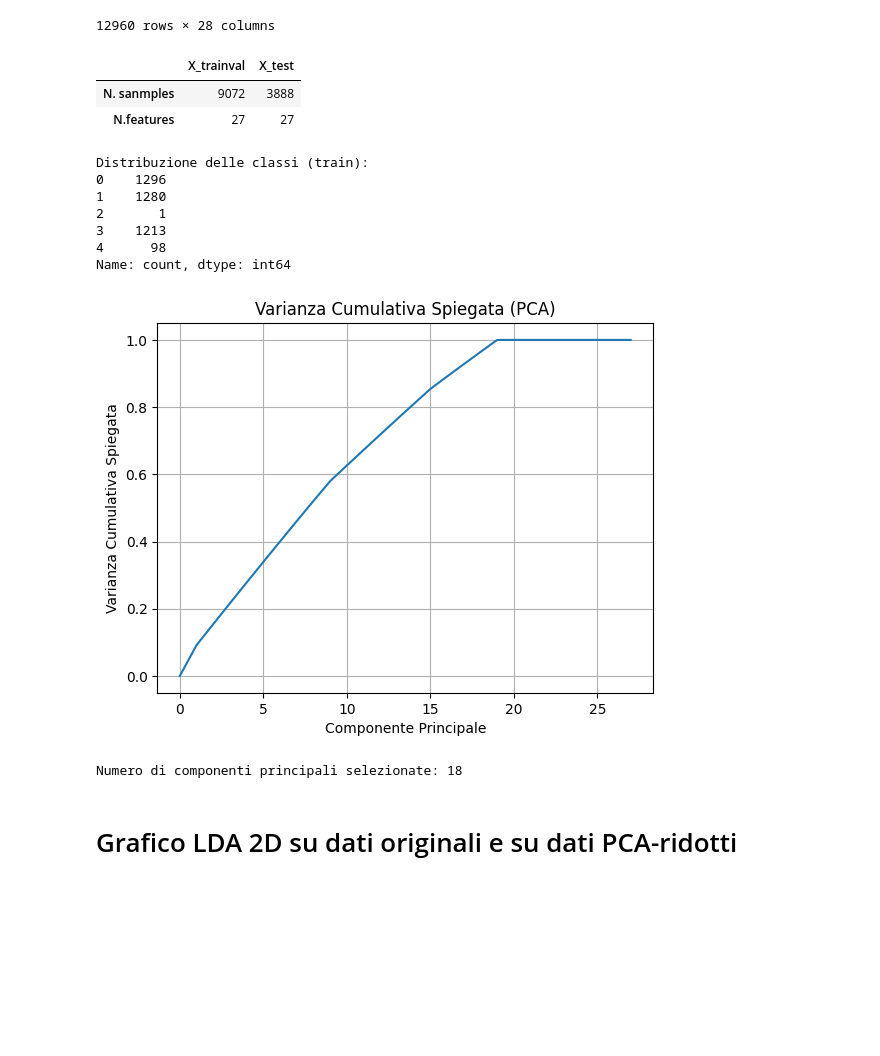
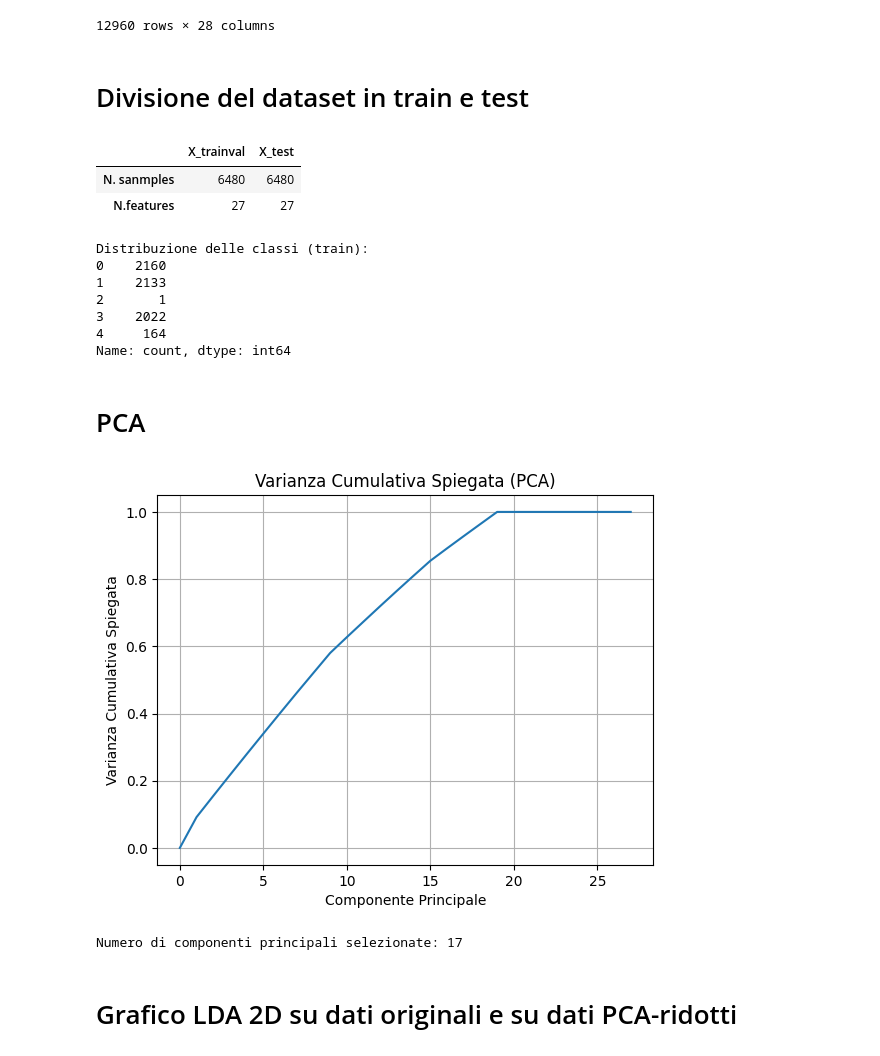
Before and after one commit to AlessioGiay/Progetto_MateIA, a Jupyter notebook: Progetto.ipynb, the cells around one changed output. Cells and saved outputs as stored; diff of their text form; code cells hidden in the pictures; blank space fills up the shorter version.

```diff
--- a/Progetto.ipynb
+++ b/Progetto.ipynb
@@ -112,41 +117,45 @@ display(nursery_dataframe)
 # %%
 X = nursery_dataframe.iloc[:,1:].values
 y = nursery_dataframe['class'].values
+# %% [markdown]
+# Divisione del dataset in train e test
 # %%
 random_state = 42
 np.random.seed(random_state)
 
-test_p = 0.3
+test_p = 0.5
 
-X_trainval, X_test, y_trainval, y_test = train_test_split(X, y, test_size=test_p, random_state=random_state, shuffle=True, stratify = y)
+X_train, X_test, y_train, y_test = train_test_split(X, y, test_size=test_p, random_state=random_state, shuffle=True, stratify = y)
 
-display(pd.DataFrame({'X_trainval': X_trainval.shape, 'X_test': X_test.shape}, index=['N. sanmples', 'N.features']))
+display(pd.DataFrame({'X_trainval': X_train.shape, 'X_test': X_test.shape}, index=['N. sanmples', 'N.features']))
 
 print("Distribuzione delle classi (train):")
 print(pd.Series(y_test).value_counts().sort_index())
 # %% [output]
 |  | X_trainval | X_test |
-| N. sanmples | 9072 | 3888 |
+| N. sanmples | 6480 | 6480 |
 | N.features | 27 | 27 |
 Distribuzione delle classi (train):
-0    1296
-1    1280
+0    2160
+1    2133
 2       1
-3    1213
-4      98
+3    2022
+4     164
 Name: count, dtype: int64
+# %% [markdown]
+# PCA
 # %%
 # Inizializzazione oggetto PCA
-explvar_p = 0.95
+explvar_p = 0.9
 pca = PCA(n_components=explvar_p)
 
 # "Fit" dell'oggetto PCA
-X_trainval_pca = pca.fit_transform(X_trainval)
+X_train_pca = pca.fit_transform(X_train)
 X_test_pca = pca.transform(X_test)
 
 # PCA per il grafico
 pca_graph = PCA()
-pca_graph.fit(X_trainval)
+pca_graph.fit(X_train)
 
 # Calcoliamo la varianza spiegata cumulativa
 expld_variance = np.insert(np.cumsum(pca_graph.explained_variance_ratio_), 0, 0)
@@ -163,7 +172,7 @@ plt.show()
 print(f"Numero di componenti principali selezionate: {pca.n_components_}")
 # %% [output]
 [figure]
-Numero di componenti principali selezionate: 18
+Numero di componenti principali selezionate: 17
 # %% [markdown]
 # Grafico LDA 2D su dati originali e su dati PCA-ridotti #
 # %%
```
Also changed, not shown: parts of 12 cells of this notebook.
